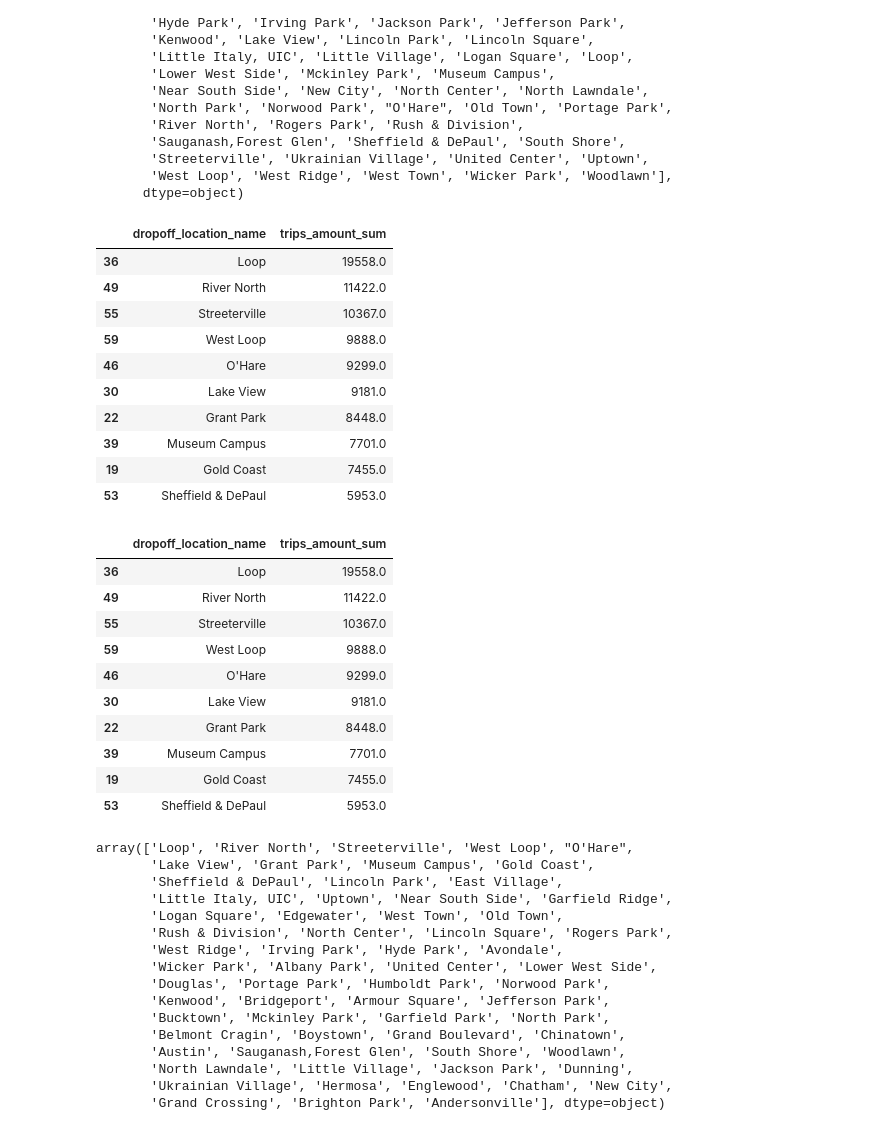
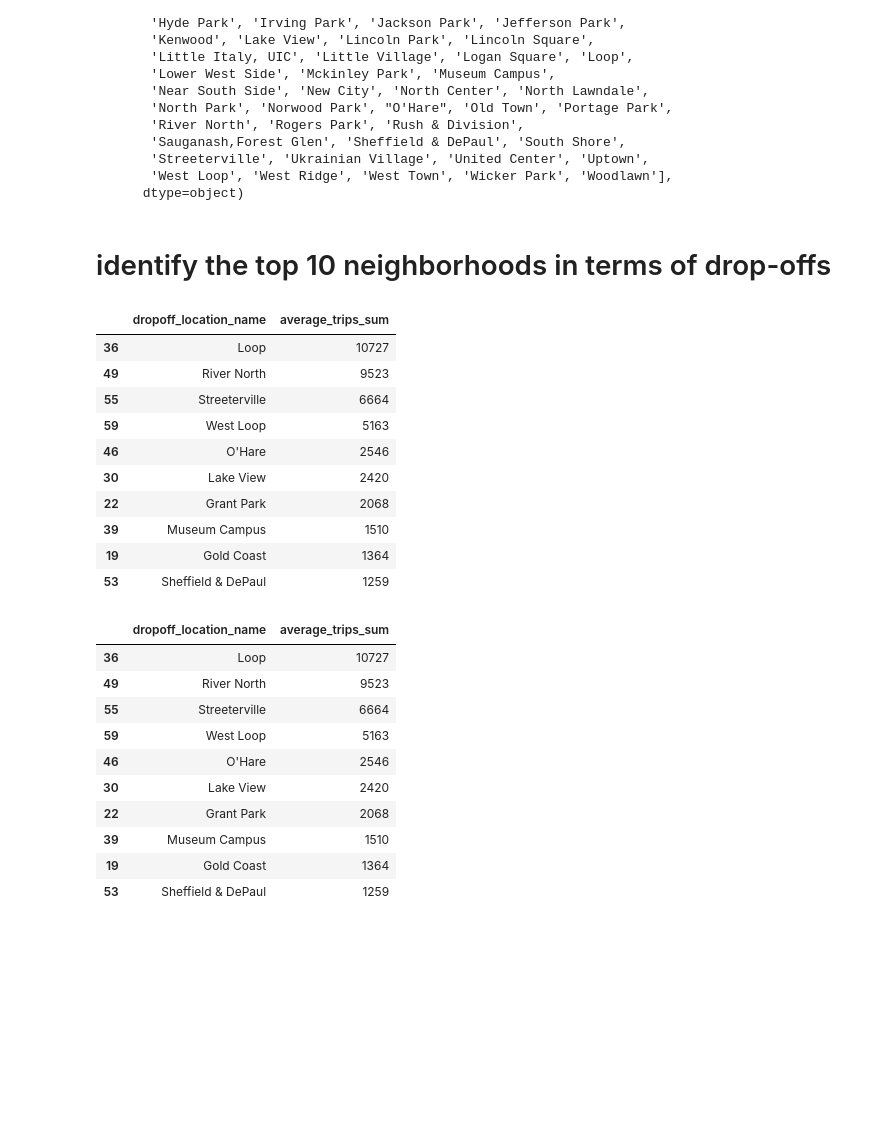
Before and after one commit to BLacuesta3/Sprint-6-Project, a Jupyter notebook: Sprint 6 Project.ipynb, the cells around one changed output. Drawn from its saved outputs; the diff is of its cells as text; code cells hidden in the pictures; blank space fills up the shorter version.

```diff
--- a/Sprint 6 Project.ipynb
+++ b/Sprint 6 Project.ipynb
@@ -358,6 +358,8 @@ Name: date_and_time, dtype: object
 merged_df['date_and_time'] = pd.to_datetime(merged_df['date_and_time'], format='%Y-%m-%d %H:%M:%S')
 # %%
 merged_df['temperature'] = pd.to_numeric(merged_df['temperature'], errors='coerce')
+# %%
+merged_df['average_trips'] = merged_df['average_trips'].astype(int)
 # %%
 merged_df.info()
 # %% [output]
@@ -436,23 +438,25 @@ array(['Albany Park', 'Andersonville', 'Armour Square', 'Austin',
        'Streeterville', 'Ukrainian Village', 'United Center', 'Uptown',
        'West Loop', 'West Ridge', 'West Town', 'Wicker Park', 'Woodlawn'],
       dtype=object)
+# %% [markdown]
+# identify the top 10 neighborhoods in terms of drop-offs
 # %%
-top_n_sum = merged_df.groupby('dropoff_location_name')['trips_amount'].sum()
-top_n_sum = top_n_sum.reset_index().rename(columns={'trips_amount': 'trips_amount_sum'})
-top_n_sum = top_n_sum.sort_values(by='trips_amount_sum', ascending=False)
+top_n_sum = merged_df.groupby('dropoff_location_name')['average_trips'].sum()
+top_n_sum = top_n_sum.reset_index().rename(columns={'average_trips': 'average_trips_sum'})
+top_n_sum = top_n_sum.sort_values(by='average_trips_sum', ascending=False)
 top_n_sum.head(10)
 # %% [output]
-|  | dropoff_location_name | trips_amount_sum |
-| 36 | Loop | 19558.0 |
-| 49 | River North | 11422.0 |
-| 55 | Streeterville | 10367.0 |
-| 59 | West Loop | 9888.0 |
-| 46 | O'Hare | 9299.0 |
-| 30 | Lake View | 9181.0 |
-| 22 | Grant Park | 8448.0 |
-| 39 | Museum Campus | 7701.0 |
-| 19 | Gold Coast | 7455.0 |
-| 53 | Sheffield & DePaul | 5953.0 |
+|  | dropoff_location_name | average_trips_sum |
+| 36 | Loop | 10727 |
+| 49 | River North | 9523 |
+| 55 | Streeterville | 6664 |
+| 59 | West Loop | 5163 |
+| 46 | O'Hare | 2546 |
+| 30 | Lake View | 2420 |
+| 22 | Grant Park | 2068 |
+| 39 | Museum Campus | 1510 |
+| 19 | Gold Coast | 1364 |
+| 53 | Sheffield & DePaul | 1259 |
 # %%
 location = 'Loop', 'River North', 'Streeterville', 'West Loop', "O'Hare", 'Lake View', 'Grant Park', 'Museum Campus', 'Gold Coast', 'Sheffield & DePaul'
 
@@ -462,15 +466,15 @@ top_10_df = top_n_sum[top_10]
 
 top_10_df.head(10)
 # %% [output]
-|  | dropoff_location_name | trips_amount_sum |
-| 36 | Loop | 19558.0 |
-| 49 | River North | 11422.0 |
-| 55 | Streeterville | 10367.0 |
-| 59 | West Loop | 9888.0 |
-| 46 | O'Hare | 9299.0 |
-| 30 | Lake View | 9181.0 |
-| 22 | Grant Park | 8448.0 |
-| 39 | Museum Campus | 7701.0 |
-| 19 | Gold Coast | 7455.0 |
-| 53 | Sheffield & DePaul | 5953.0 |
+|  | dropoff_location_name | average_trips_sum |
+| 36 | Loop | 10727 |
+| 49 | River North | 9523 |
+| 55 | Streeterville | 6664 |
+| 59 | West Loop | 5163 |
+| 46 | O'Hare | 2546 |
+| 30 | Lake View | 2420 |
+| 22 | Grant Park | 2068 |
+| 39 | Museum Campus | 1510 |
+| 19 | Gold Coast | 1364 |
+| 53 | Sheffield & DePaul | 1259 |
 # %%
@@ -479,20 +483,3 @@ top_10_bar = px.bar(top_10_df, x='dropoff_location_name', y='trips_amount_sum',
 top_10_bar.show()
 # %%
 top_n_sum['dropoff_location_name'].unique()
-# %% [output]
-array(['Loop', 'River North', 'Streeterville', 'West Loop', "O'Hare",
-       'Lake View', 'Grant Park', 'Museum Campus', 'Gold Coast',
-       'Sheffield & DePaul', 'Lincoln Park', 'East Village',
-       'Little Italy, UIC', 'Uptown', 'Near South Side', 'Garfield Ridge',
-       'Logan Square', 'Edgewater', 'West Town', 'Old Town',
-       'Rush & Division', 'North Center', 'Lincoln Square', 'Rogers Park',
-       'West Ridge', 'Irving Park', 'Hyde Park', 'Avondale',
-       'Wicker Park', 'Albany Park', 'United Center', 'Lower West Side',
-       'Douglas', 'Portage Park', 'Humboldt Park', 'Norwood Park',
-       'Kenwood', 'Bridgeport', 'Armour Square', 'Jefferson Park',
-       'Bucktown', 'Mckinley Park', 'Garfield Park', 'North Park',
-       'Belmont Cragin', 'Boystown', 'Grand Boulevard', 'Chinatown',
-       'Austin', 'Sauganash,Forest Glen', 'South Shore', 'Woodlawn',
-       'North Lawndale', 'Little Village', 'Jackson Park', 'Dunning',
-       'Ukrainian Village', 'Hermosa', 'Englewood', 'Chatham', 'New City',
-       'Grand Crossing', 'Brighton Park', 'Andersonville'], dtype=object)
```
Also changed, not shown: parts of 6 cells of this notebook, 1 other file.
